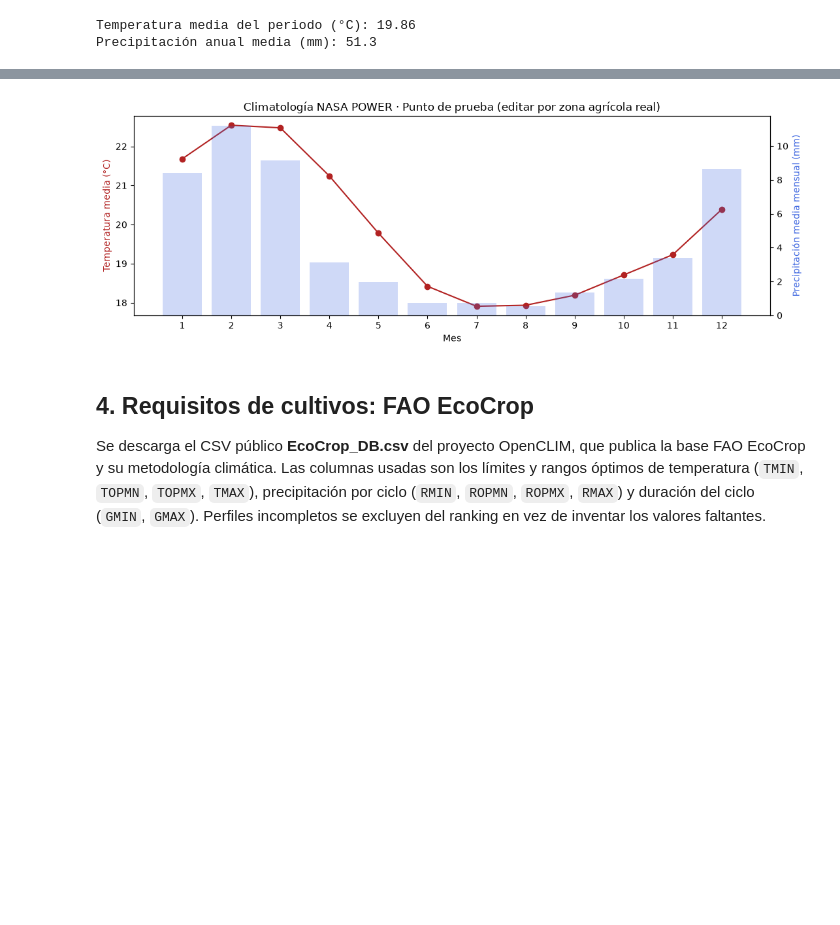
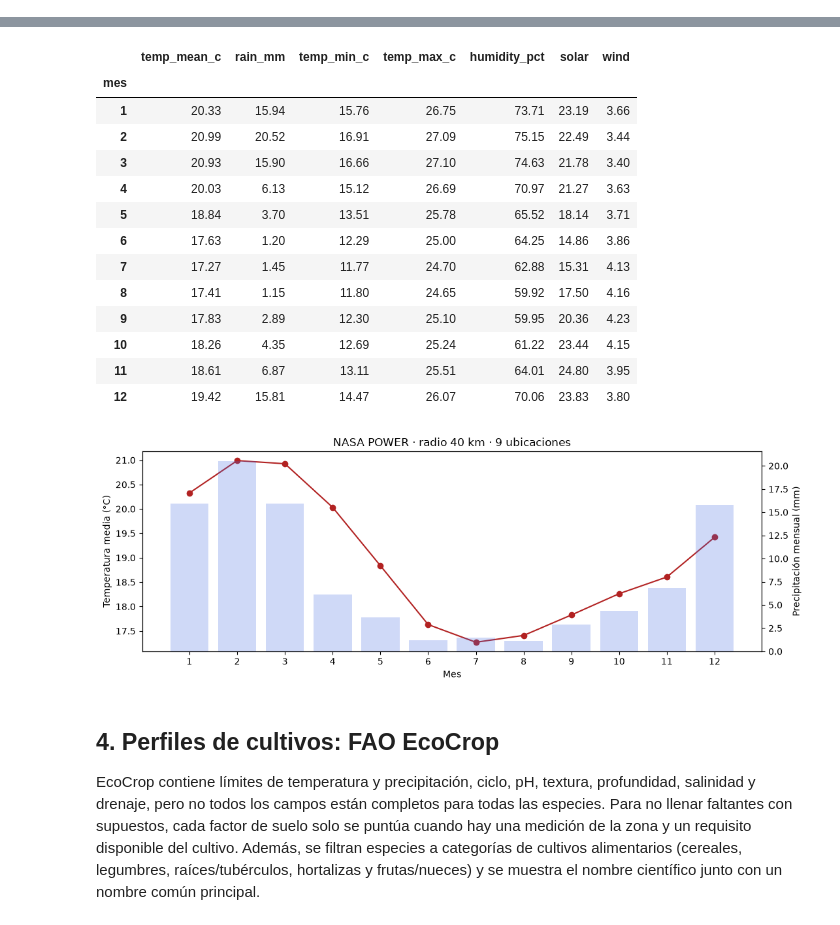
Before and after one commit to kevinmore26/NASA_SPACE_APPS_HACKATON, a Jupyter notebook: ml/ml.ipynb, the cells around one changed output, grey strips where cells are left out. Cells and saved outputs as stored; diff of their text form; code cells hidden in the pictures; blank space fills up the shorter version.

```diff
--- a/ml/ml.ipynb
+++ b/ml/ml.ipynb
@@ -210,32 +187,24 @@ Metadatos de variables:
 # %%
-# Resumen climático mensual: temperatura media y precipitación mensual media.
-monthly_by_year = power_df.groupby([power_df.index.year, power_df.index.month]).agg(
-    temp_mean_c=("T2M", "mean"),
-    rain_mm=("PRECTOTCORR", "sum"),
-)
-monthly_climatology = monthly_by_year.groupby(level=1).mean()
-monthly_climatology.index.name = "mes"
-
-annual_climatology = power_df.groupby(power_df.index.year).agg(
-    temp_mean_c=("T2M", "mean"),
-    rain_mm=("PRECTOTCORR", "sum"),
-)
-print("Temperatura media del periodo (°C):", round(power_df["T2M"].mean(), 2))
-print("Precipitación anual media (mm):", round(annual_climatology["rain_mm"].mean(), 1))
-display(monthly_climatology.round(1))
-
-fig, ax1 = plt.subplots(figsize=(11, 4))
-months = monthly_climatology.index.to_numpy()
-ax1.plot(months, monthly_climatology["temp_mean_c"], marker="o", color="firebrick")
-ax1.set_xlabel("Mes")
-ax1.set_ylabel("Temperatura media (°C)", color="firebrick")
-ax1.set_xticks(range(1, 13))
-ax2 = ax1.twinx()
-ax2.bar(months, monthly_climatology["rain_mm"], alpha=0.25, color="royalblue")
-ax2.set_ylabel("Precipitación media mensual (mm)", color="royalblue")
-plt.title(f"Climatología NASA POWER · {ZONE_NAME}")
-plt.tight_layout()
-plt.show()
+# Resumen mensual promedio de todos los puntos muestreados
+month_rows=[]; annual_rows=[]
+for pid,df in daily_by_point.items():
+    m=df.groupby([df.index.year,df.index.month]).agg(temp_mean_c=("T2M","mean"),rain_mm=("PRECTOTCORR","sum"),
+        temp_min_c=("T2M_MIN","min"),temp_max_c=("T2M_MAX","max"),humidity_pct=("RH2M","mean"),
+        solar=("ALLSKY_SFC_SW_DWN","mean"),wind=("WS10M","mean")).reset_index(names=["anio","mes"])
+    m["punto_id"]=pid; month_rows.append(m)
+    a=df.groupby(df.index.year).agg(temp_mean_c=("T2M","mean"),rain_mm=("PRECTOTCORR","sum")).reset_index(names="anio")
+    a["punto_id"]=pid; annual_rows.append(a)
+monthly_by_year_all=pd.concat(month_rows,ignore_index=True)
+monthly_climatology=monthly_by_year_all.groupby("mes")[["temp_mean_c","rain_mm","temp_min_c","temp_max_c","humidity_pct","solar","wind"]].mean()
+monthly_climatology.index.name="mes"
+annual_climatology=pd.concat(annual_rows,ignore_index=True)
+display(annual_climatology[["temp_mean_c","rain_mm"]].mean().to_frame("promedio").round(2))
+display(monthly_climatology.round(2))
+fig,ax1=plt.subplots(figsize=(11,4)); months=monthly_climatology.index.to_numpy()
+ax1.plot(months,monthly_climatology["temp_mean_c"],marker="o",color="firebrick")
+ax1.set_xlabel("Mes"); ax1.set_ylabel("Temperatura media (°C)"); ax1.set_xticks(range(1,13))
+ax2=ax1.twinx(); ax2.bar(months,monthly_climatology["rain_mm"],alpha=.25,color="royalblue")
+ax2.set_ylabel("Precipitación mensual (mm)")
+plt.title(f"NASA POWER · radio {RADIUS_KM:.0f} km · {len(sample_points)} ubicaciones")
+plt.tight_layout(); plt.show()
 # %% [output]
-Temperatura media del periodo (°C): 19.86
-Precipitación anual media (mm): 51.3
@@ -256,8 +214,22 @@ Precipitación anual media (mm): 51.3
+|  | temp_mean_c | rain_mm | temp_min_c | temp_max_c | humidity_pct | solar | wind |
+| mes |  |  |  |  |  |  |  |
+| 1 | 20.33 | 15.94 | 15.76 | 26.75 | 73.71 | 23.19 | 3.66 |
+| 2 | 20.99 | 20.52 | 16.91 | 27.09 | 75.15 | 22.49 | 3.44 |
+| 3 | 20.93 | 15.90 | 16.66 | 27.10 | 74.63 | 21.78 | 3.40 |
+| 4 | 20.03 | 6.13 | 15.12 | 26.69 | 70.97 | 21.27 | 3.63 |
+| 5 | 18.84 | 3.70 | 13.51 | 25.78 | 65.52 | 18.14 | 3.71 |
+| 6 | 17.63 | 1.20 | 12.29 | 25.00 | 64.25 | 14.86 | 3.86 |
+| 7 | 17.27 | 1.45 | 11.77 | 24.70 | 62.88 | 15.31 | 4.13 |
+| 8 | 17.41 | 1.15 | 11.80 | 24.65 | 59.92 | 17.50 | 4.16 |
+| 9 | 17.83 | 2.89 | 12.30 | 25.10 | 59.95 | 20.36 | 4.23 |
+| 10 | 18.26 | 4.35 | 12.69 | 25.24 | 61.22 | 23.44 | 4.15 |
+| 11 | 18.61 | 6.87 | 13.11 | 25.51 | 64.01 | 24.80 | 3.95 |
+| 12 | 19.42 | 15.81 | 14.47 | 26.07 | 70.06 | 23.83 | 3.80 |
-[figure, old version]
+[figure, new version]
 # %% [markdown]
-## 4. Requisitos de cultivos: FAO EcoCrop
+## 4. Perfiles de cultivos: FAO EcoCrop
 
-Se descarga el CSV público **EcoCrop_DB.csv** del proyecto OpenCLIM, que publica la base FAO EcoCrop y su metodología climática. Las columnas usadas son los límites y rangos óptimos de temperatura (`TMIN`, `TOPMN`, `TOPMX`, `TMAX`), precipitación por ciclo (`RMIN`, `ROPMN`, `ROPMX`, `RMAX`) y duración del ciclo (`GMIN`, `GMAX`). Perfiles incompletos se excluyen del ranking en vez de inventar los valores faltantes.
+EcoCrop contiene límites de temperatura y precipitación, ciclo, pH, textura, profundidad, salinidad y drenaje, pero no todos los campos están completos para todas las especies. Para no llenar faltantes con supuestos, cada factor de suelo solo se puntúa cuando hay una medición de la zona y un requisito disponible del cultivo. Además, se filtran especies a categorías de cultivos alimentarios (cereales, legumbres, raíces/tubérculos, hortalizas y frutas/nueces) y se muestra el nombre científico junto con un nombre común principal.
 # %%
 ECOCROP_URL = "https://raw.githubusercontent.com/OpenCLIM/ecocrop/main/EcoCrop_DB.csv"
 ECOCROP_FILE = DATA_DIR / "EcoCrop_DB.csv"
```
Also changed, not shown: parts of 16 cells of this notebook, 23 other files.
